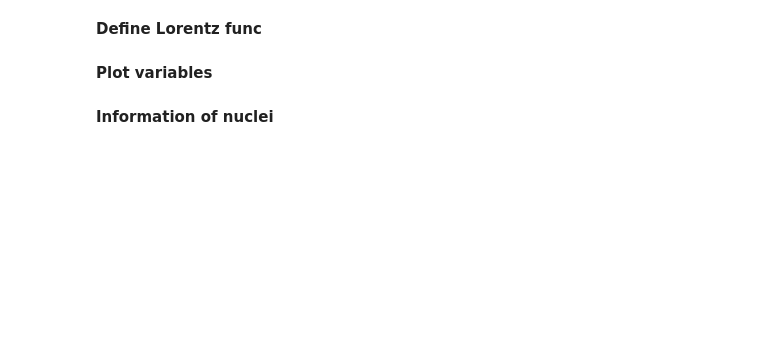
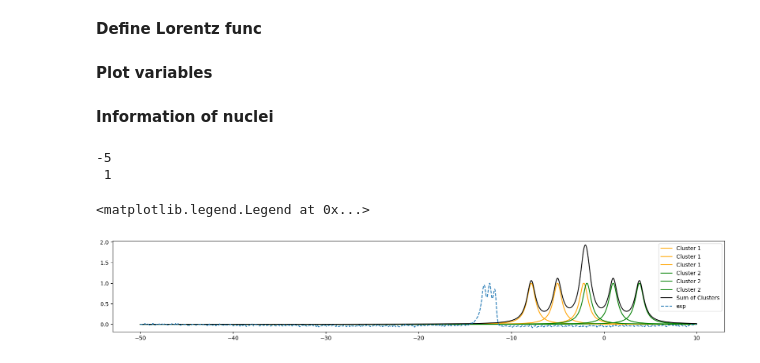
Before and after one commit to AstrobioShiva/Script_project, a Jupyter notebook: visualize_peaks.ipynb, the cells around one changed output. Drawn from its saved outputs; the diff is of its cells as text; code cells hidden in the pictures; blank space fills up the shorter version.

```diff
--- a/visualize_peaks.ipynb
+++ b/visualize_peaks.ipynb
@@ -27,3 +28,48 @@ x = np.arange(x_start, x_end, steps_ppm)
 m = 3/2 #spin of nuclei
 clusters = 2 # magnetically different nuclei in unit cell
 peaks = int(2*m)
+# %%
+[cluster_1_center,cluster_2_center]  = [-5, 1] # Varying centers for Cluster 1 and 2
+# print(cluster_1_centers)
+# cluster_2_centers = -np.linspace(0, 5, 15) # Varying centers for Cluster 2
+print(cluster_1_center, '\n', cluster_2_center)
+
+Cluster_1_sep = 2.852759257 #separation of peaks in cluster 1
+Cluster_2_sep = 2.814838969 #separation of peaks in cluster 2
+
+peak_sep = np.mean([Cluster_1_sep, Cluster_2_sep]) #separation of peak
+
+peak_width = 1
+peak_height = 1
+parameter = [(cluster_1_center, peak_sep),(cluster_2_center, peak_sep)]
+peak_arrays = [[] for _ in range(len(parameter))]
+
+for id, (a,i) in enumerate(parameter):
+    peak_array = []
+    for j in range(-peaks+2, peaks-1):
+        key = f"result{id + 1}_{j}"
+        result = a + j * i
+        peak_array.append(result)
+    peak_arrays[id] = peak_array
+
+y_sum = np.zeros_like(x)
+plt.figure(figsize=(20,3))
+for id, (peak_array, color) in enumerate(zip(peak_arrays, ["orange", "green"])):
+    for peak_center in peak_array:
+        y = lorentz(x, gamma = peak_width, x0 = peak_center, A = peak_height)
+        y_sum+= y
+        plt.plot(x, y, label=f"Cluster {id + 1}", color=color)
+
+        # print(f"Cluster {id + 1}, Peak Center: {peak_center}")
+
+plt.plot(x, y_sum, color = 'black', label="Sum of Clusters")
+yData = np.loadtxt('/home/shiva/WMU/PhD/Data/text/SW_Shiva_152.txt', unpack=True ) # read in
+yData = yData / max(yData)  # normalize
+# Plot the experimental data
+plt.plot(x, yData, '--', label="exp")
+plt.legend()
+# %% [output]
+-5
+ 1
+<matplotlib.legend.Legend at 0x...>
+[figure, added]
```
Also changed, not shown: parts of 10 cells of this notebook, 7 other files.
